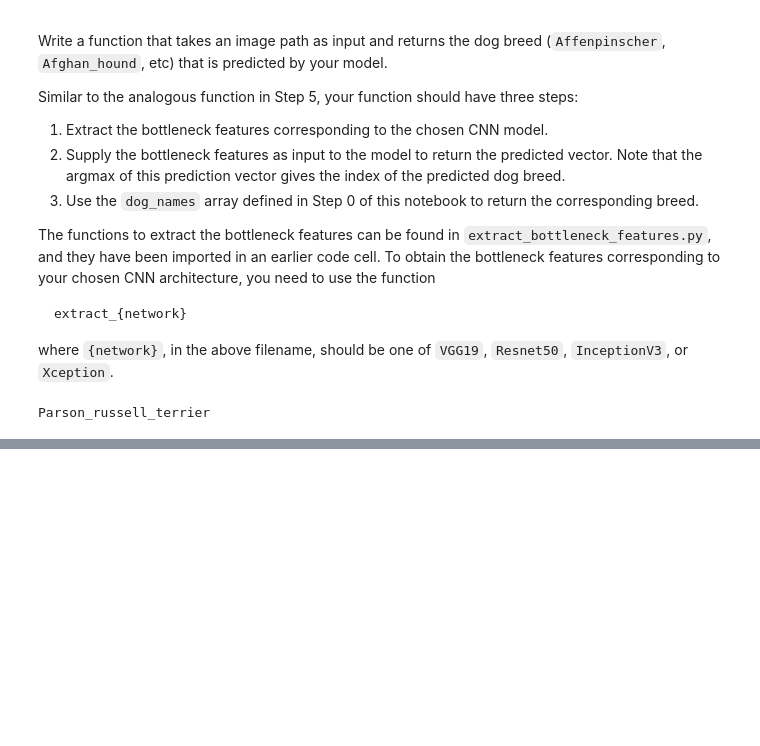
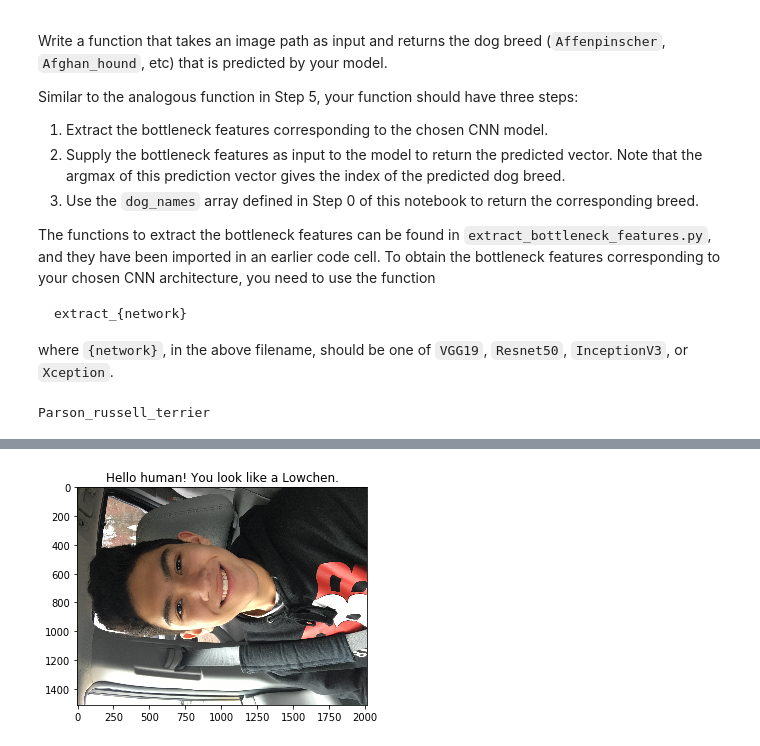
Before and after one commit to mattdajacob/dog-project, a Jupyter notebook: dog_app.ipynb, the cells around one changed output, grey strips where cells are left out. Cells and saved outputs as stored; diff of their text form; code cells hidden in the pictures; blank space fills up the shorter version.

```diff
--- a/dog_app.ipynb
+++ b/dog_app.ipynb
@@ -819,0 +834,4 @@ prediction = dog_breed_predictor('/home/ubuntu/dog-project/willow5.jpg')
+# %%
+prediction = dog_breed_predictor('/home/ubuntu/dog-project/jacob.jpg')
+# %% [output]
+[figure, added]
```
Also changed, not shown: parts of 17 cells of this notebook.
